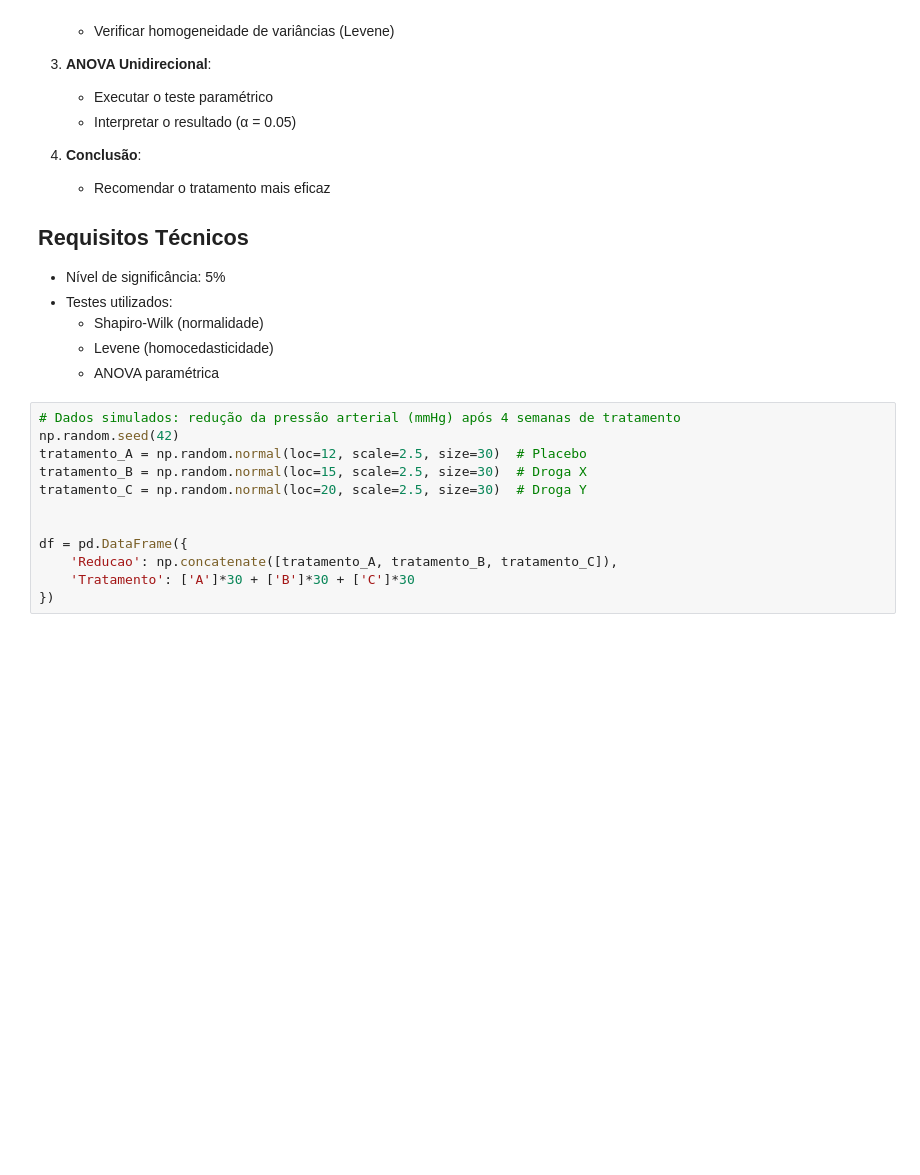
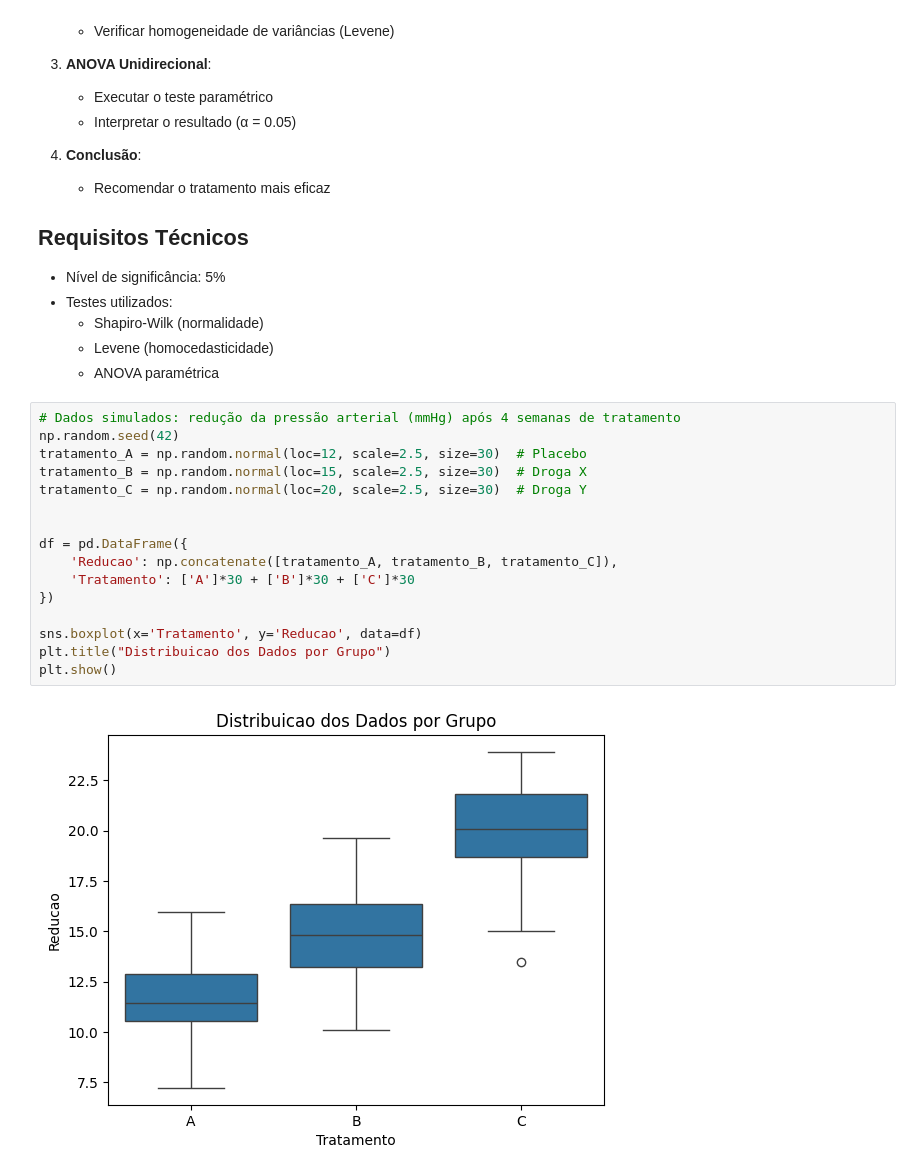
Before and after one commit to AndrielHenrique/data_science_2025, a Jupyter notebook: notebooks/Lab05_Hypothesis/hypothesis_exercise.ipynb, the cells around one changed output. Drawn from its saved outputs; the diff is of its cells as text; blank space fills up the shorter version.

```diff
--- a/notebooks/Lab05_Hypothesis/hypothesis_exercise.ipynb
+++ b/notebooks/Lab05_Hypothesis/hypothesis_exercise.ipynb
@@ -89,14 +114,20 @@ Determinar se existe diferença estatisticamente significativa na eficácia entr
 # %%
 # Dados simulados: redução da pressão arterial (mmHg) após 4 semanas de tratamento
 np.random.seed(42)
 tratamento_A = np.random.normal(loc=12, scale=2.5, size=30)  # Placebo
 tratamento_B = np.random.normal(loc=15, scale=2.5, size=30)  # Droga X
 tratamento_C = np.random.normal(loc=20, scale=2.5, size=30)  # Droga Y
 
 
 df = pd.DataFrame({
     'Reducao': np.concatenate([tratamento_A, tratamento_B, tratamento_C]),
     'Tratamento': ['A']*30 + ['B']*30 + ['C']*30
 })
+
+sns.boxplot(x='Tratamento', y='Reducao', data=df)
+plt.title("Distribuicao dos Dados por Grupo")
+plt.show()
+# %% [output]
+[figure, added]
 # %%
 # Espaço para sua solução
```
Also changed, not shown: parts of 3 cells of this notebook.
